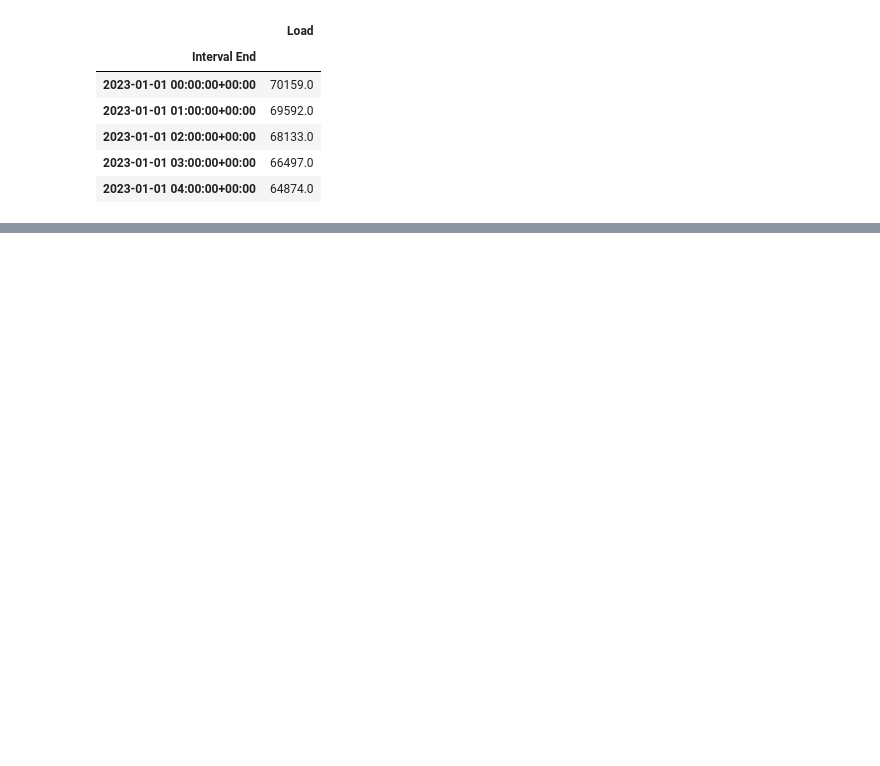
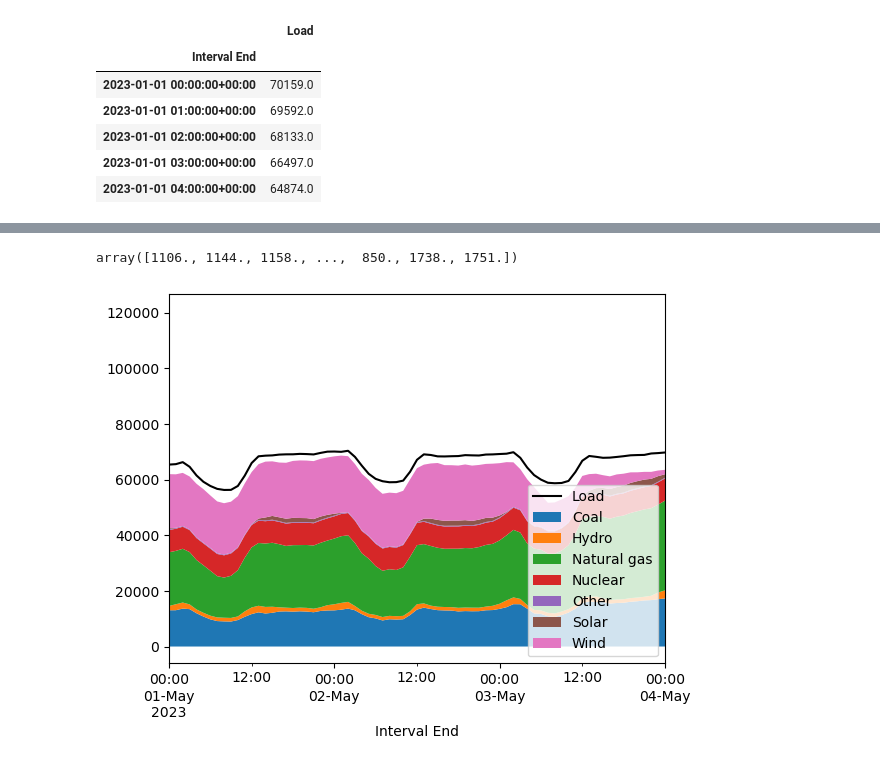
Before and after one commit to samgdotson/ucs-model-review, a Jupyter notebook: energy_data/eia_data.ipynb, the cells around one changed output, grey strips where cells are left out. Drawn from its saved outputs; the diff is of its cells as text; code cells hidden in the pictures; blank space fills up the shorter version.

```diff
--- a/energy_data/eia_data.ipynb
+++ b/energy_data/eia_data.ipynb
@@ -19,7 +20,7 @@ Get demand data for MISO from 2023
 eia = EIA(api_key)
 # %%
 data_route = 'electricity/rto/region-data'
-dataset = eia.get_dataset(data_route,
+demand_dataset = eia.get_dataset(data_route,
                           start="2023-01-01",
                           end="2024-01-01",
                           facets={'respondent':'MISO',
@@ -40,7 +37,7 @@ dataset.shape
 # %%
-dataset.set_index("Interval End", drop=True, inplace=True)
-dataset.drop(columns=['Interval Start','Respondent Name', 'Respondent'], inplace=True)
-dataset.head()
+demand_dataset.set_index("Interval End", drop=True, inplace=True)
+demand_dataset.drop(columns=['Interval Start','Respondent Name', 'Respondent'], inplace=True)
+demand_dataset.head()
 # %% [output]
 |  | Load |
 | Interval End |  |
@@ -50,6 +47,6 @@ dataset.head()
 | 2023-01-01 03:00:00+00:00 | 66497.0 |
 | 2023-01-01 04:00:00+00:00 | 64874.0 |
 # %%
-dataset=dataset.iloc[:8760, :]
+demand_dataset=demand_dataset.iloc[:8760, :]
 # %%
 fig, ax = plt.subplots(figsize=(8,6), facecolor='w')
@@ -63,0 +83,8 @@ dataset.to_csv(".\\2023-miso-demand.csv")
+# %%
+data_route = 'electricity/rto/fuel-type-data'
+dataset = eia.get_dataset(data_route,
+                          start="2023-01-01",
+                          end="2024-01-01",
+                          facets={'respondent':'MISO',},
+                          n_workers=4,
+                          verbose=True).reset_index(drop=True)
@@ -63,0 +110,21 @@ dataset.to_csv(".\\2023-miso-demand.csv")
+# %%
+dataset.iloc[:, 1].values
+# %% [output]
+array([1106., 1144., 1158., ...,  850., 1738., 1751.])
+# %%
+fig, ax = plt.subplots()
+demand_dataset.plot(ax=ax, color='k')
+total = np.zeros(len(dataset))
+for i, col in enumerate(dataset.columns):
+    tech_data = dataset[col].values
+    ax.fill_between(dataset.index, total, total+tech_data, label=col)
+    total+=tech_data
+ax.legend()
+m = 5
+d = 1
+d_delta = 4
+yr = 2023
+ax.set_xlim(pd.Timestamp(day=d, month=m, year=yr), pd.Timestamp(day=d_delta, month=m, year=yr))
+plt.show()
+# %% [output]
+[figure, added]
```
Also changed, not shown: parts of 13 cells of this notebook, 10 other files.
